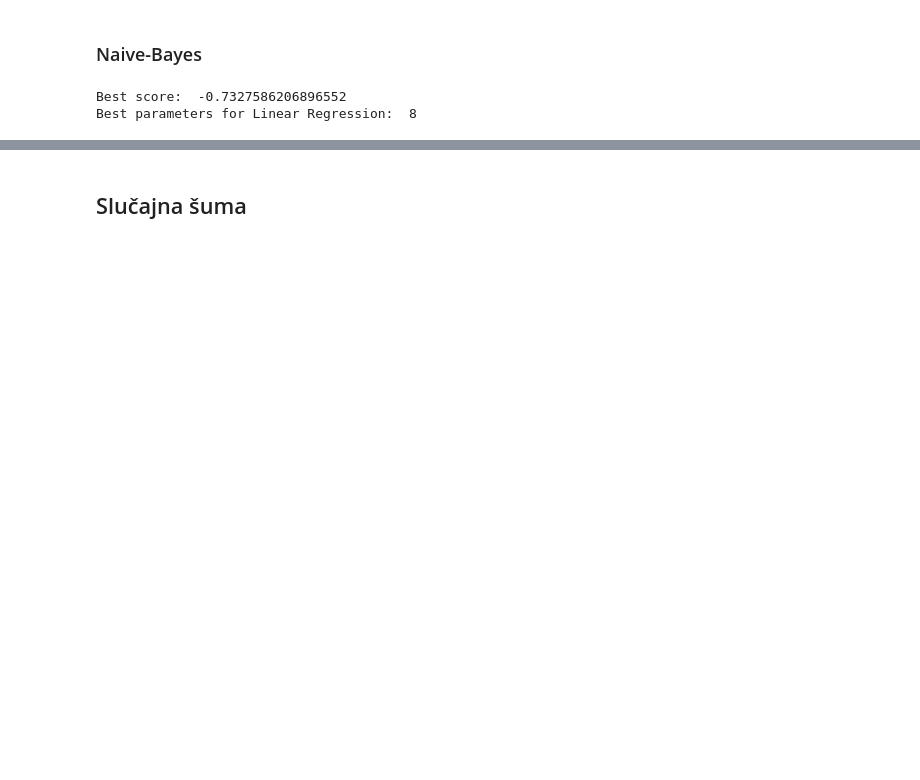
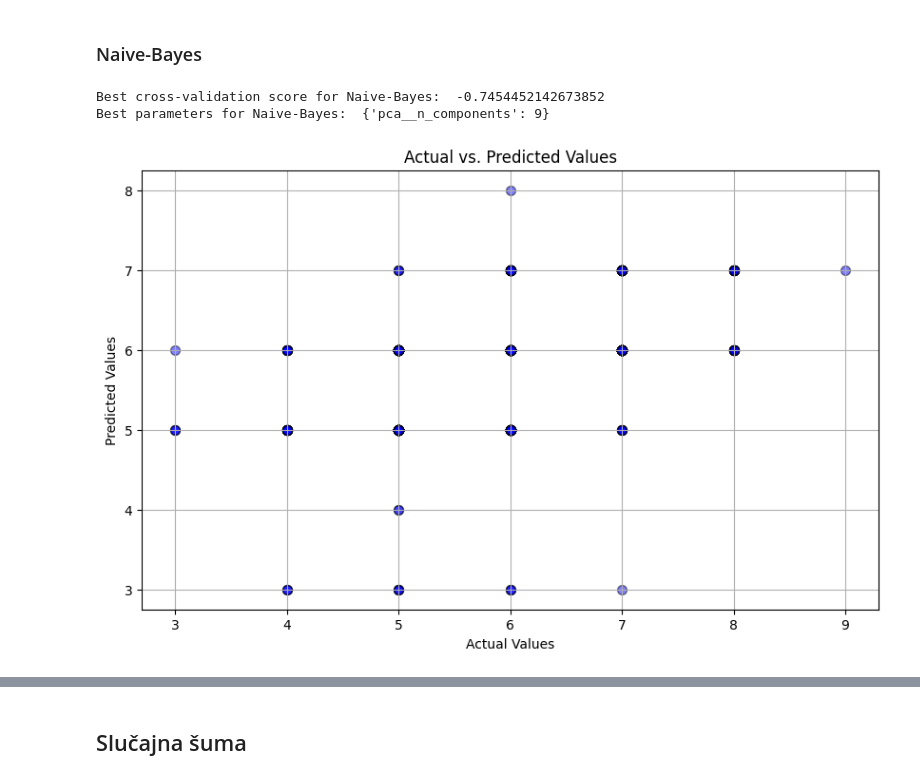
Before and after one commit to isidora00/ML_StudyBuddy, a Jupyter notebook: Vina.ipynb, the cells around one changed output, grey strips where cells are left out. Cells and saved outputs as stored; diff of their text form; code cells hidden in the pictures; blank space fills up the shorter version.

```diff
--- a/Vina.ipynb
+++ b/Vina.ipynb
@@ -155,8 +231,9 @@ Best parameters for Linear Regression:  11
 # %% [markdown]
 ### Naive-Bayes
 # %%
-#Hiperparametri
+# Hiperparametri
 pipeline_nb = Pipeline([
+    ('scalar', StandardScaler()),
     ('pca', PCA()),
     ('classifier', GaussianNB())
 ])
@@ -165,13 +242,21 @@ param_grid_nb = {
     'pca__n_components': [1, 2, 3, 4, 5, 6, 7, 8, 9, 10, 11],
 }
 # %%
-#Unakrsna validacija
-grid_search_nb = model_selection.GridSearchCV(pipeline_nb, param_grid_nb, cv=4, scoring='neg_mean_squared_error', n_jobs=-1)
+# Unakrsna validacija
+grid_search_nb = model_selection.GridSearchCV(pipeline_nb, param_grid_nb, cv=3, scoring='neg_mean_squared_error', n_jobs=-1)
 grid_search_nb.fit(X_train, y_train)
 best_model_nb = grid_search_nb.best_score_
 
-print("Best score: ",best_model_nb)
-print("Best parameters for Linear Regression: ", grid_search_nb.best_params_['pca__n_components'])
+print("Best cross-validation score for Naive-Bayes: ",best_model_nb)
+print("Best parameters for Naive-Bayes: ", grid_search_nb.best_params_)
 # %% [output]
-Best score:  -0.7327586206896552
-Best parameters for Linear Regression:  8
+Best cross-validation score for Naive-Bayes:  -0.7454452142673852
+Best parameters for Naive-Bayes:  {'pca__n_components': 9}
+# %%
+# Predikcija ciljne promenljive na validacionom skupu koristeći najbolji model
+best_model_nb = grid_search_nb.best_estimator_
+y_val_pred_nb = best_model_nb.predict(X_val)
+# %%
+plot_predicted_actual_values(y_val,y_val_pred_nb)
+# %% [output]
+[figure, added]
```
Also changed, not shown: parts of 46 cells of this notebook, 2 other files.
